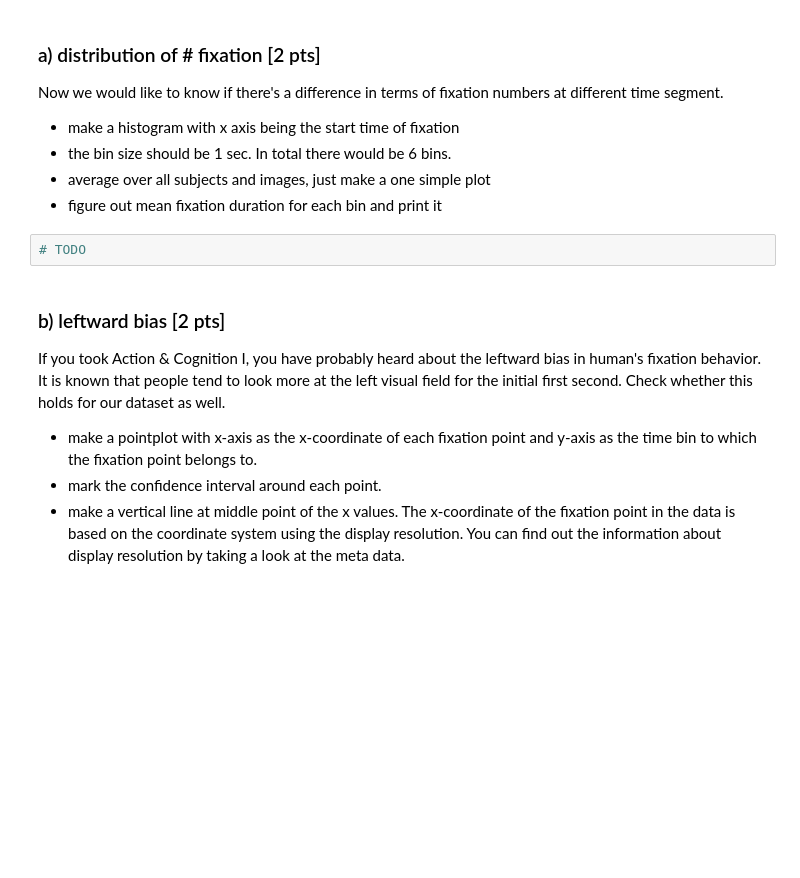
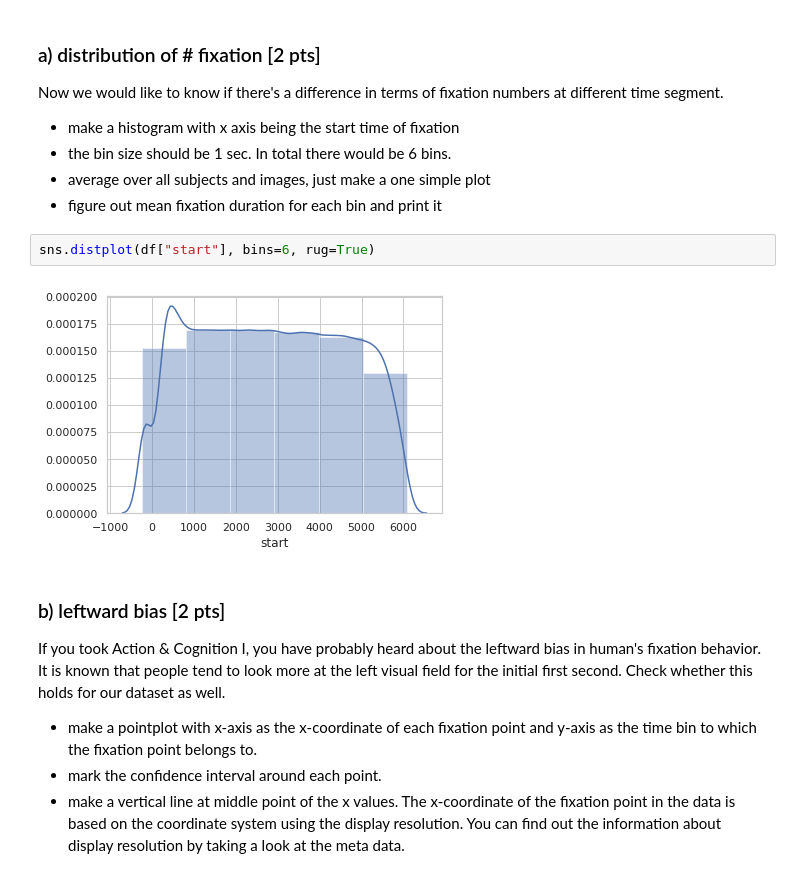
Before and after one commit to NBP-ACC/week-7-acc_8, a Jupyter notebook: Sheet05.ipynb, the cells around one changed output. Cells and saved outputs as stored; diff of their text form; blank space fills up the shorter version.

```diff
--- a/Sheet05.ipynb
+++ b/Sheet05.ipynb
@@ -290,8 +302,10 @@ Now we would like to know if there's a difference in terms of fixation numbers a
 - the bin size should be 1 sec. In total there would be 6 bins.
 - average over all subjects and images, just make a one simple plot
 - figure out mean fixation duration for each bin and print it
-# %%
-# TODO
+# %%
+sns.distplot(df["start"], bins=6, rug=True)
+# %% [output]
+[figure, added]
 # %% [markdown]
 ### b) leftward bias [2 pts]
 If you took Action & Cognition I, you have probably heard about the leftward bias in human's fixation behavior. It is known that people tend to look more at the left visual field for the initial first second. Check whether this holds for our dataset as well.
```
Also changed, not shown: parts of 6 cells of this notebook.
